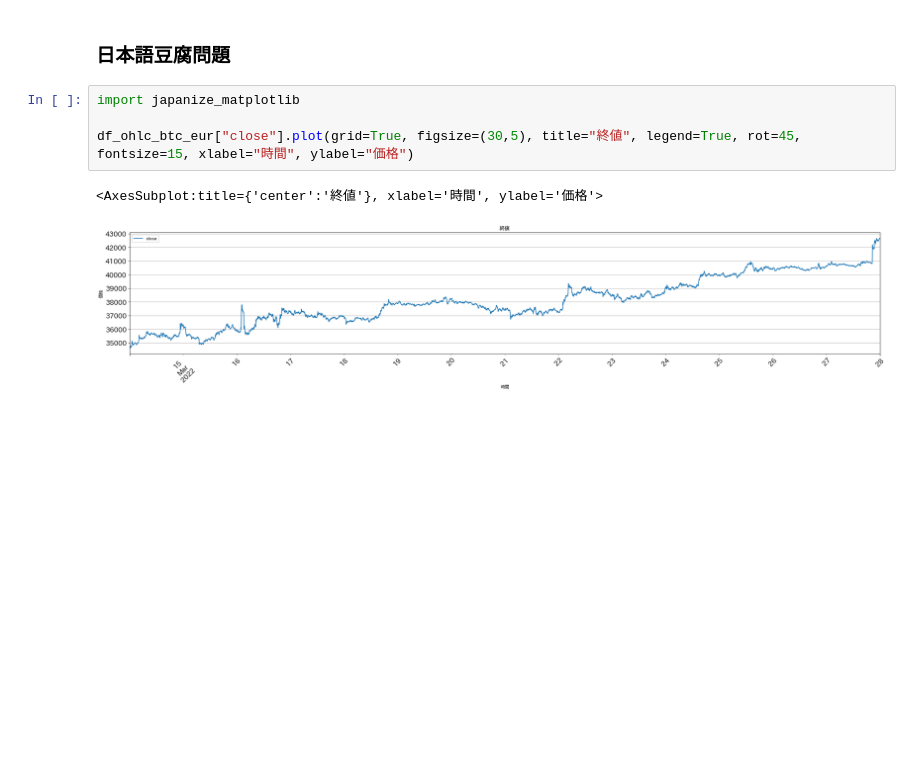
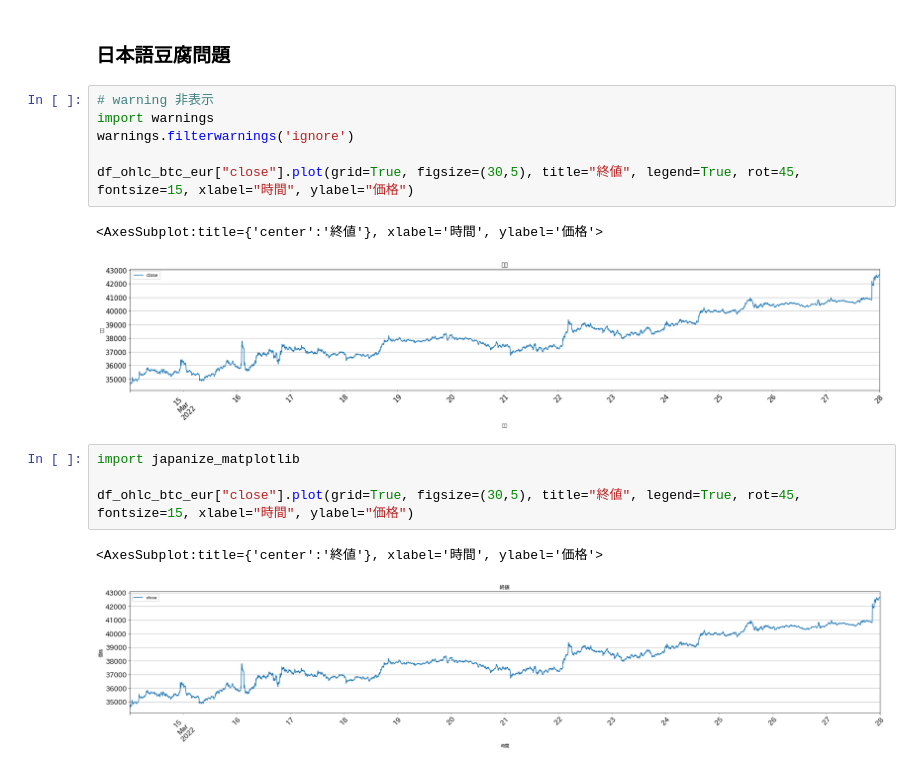
Before and after one commit to fin-py/botter4visualization, a Jupyter notebook: source/static_plots.ipynb, the cells around one changed output. Drawn from its saved outputs; the diff is of its cells as text; blank space fills up the shorter version.

```diff
--- a/source/static_plots.ipynb
+++ b/source/static_plots.ipynb
@@ -148,5 +157,14 @@ df_ohlc_btc_eur["volume"].head(100).plot(kind="bar", use_index = False )
 # %% [markdown]
 ### 日本語豆腐問題
+# %%
+# warning 非表示
+import warnings
+warnings.filterwarnings('ignore')
+
+df_ohlc_btc_eur["close"].plot(grid=True, figsize=(30,5), title="終値", legend=True, rot=45, fontsize=15, xlabel="時間", ylabel="価格")
+# %% [output]
+<AxesSubplot:title={'center':'終値'}, xlabel='時間', ylabel='価格'>
+[figure, added]
 # %%
 import japanize_matplotlib
 
```
Also changed, not shown: parts of 15 cells of this notebook.
